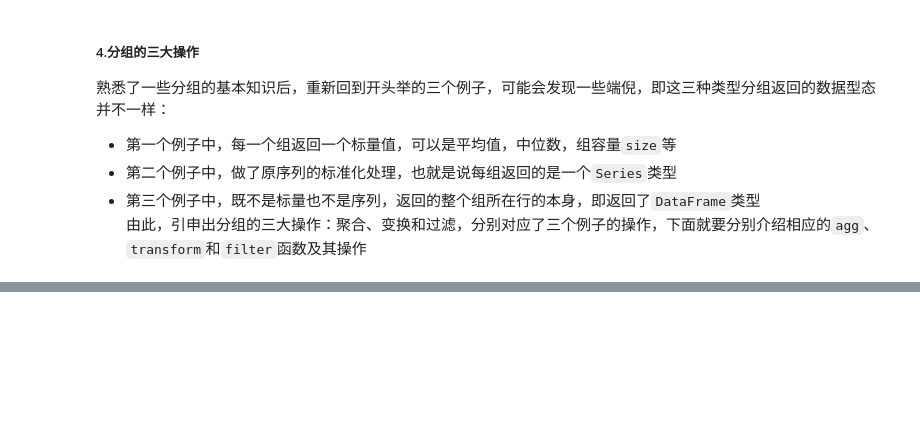
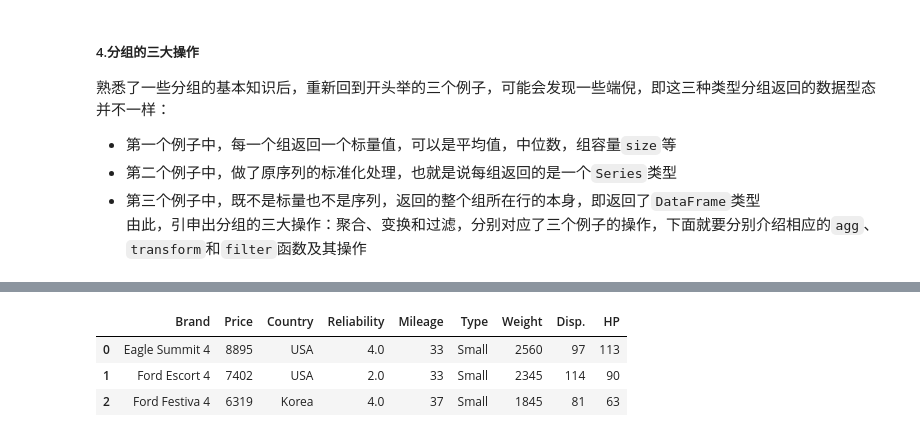
Before and after one commit to Userwzc/Personal_Learning, a Jupyter notebook: Joyful-pandas/4_group/group.ipynb, the cells around one changed output, grey strips where cells are left out. Drawn from its saved outputs; the diff is of its cells as text; code cells hidden in the pictures; blank space fills up the shorter version.

```diff
--- a/Joyful-pandas/4_group/group.ipynb
+++ b/Joyful-pandas/4_group/group.ipynb
@@ -203,0 +480,8 @@ gb.get_group(('A','Freshman'))
+# %%
+df = pd.read_csv('car.csv')
+df.head(3)
+# %% [output]
+|  | Brand | Price | Country | Reliability | Mileage | Type | Weight | Disp. | HP |
+| 0 | Eagle Summit 4 | 8895 | USA | 4.0 | 33 | Small | 2560 | 97 | 113 |
+| 1 | Ford Escort 4 | 7402 | USA | 2.0 | 33 | Small | 2345 | 114 | 90 |
+| 2 | Ford Festiva 4 | 6319 | Korea | 4.0 | 37 | Small | 1845 | 81 | 63 |
```
Also changed, not shown: parts of 63 cells of this notebook, 1 other file.
